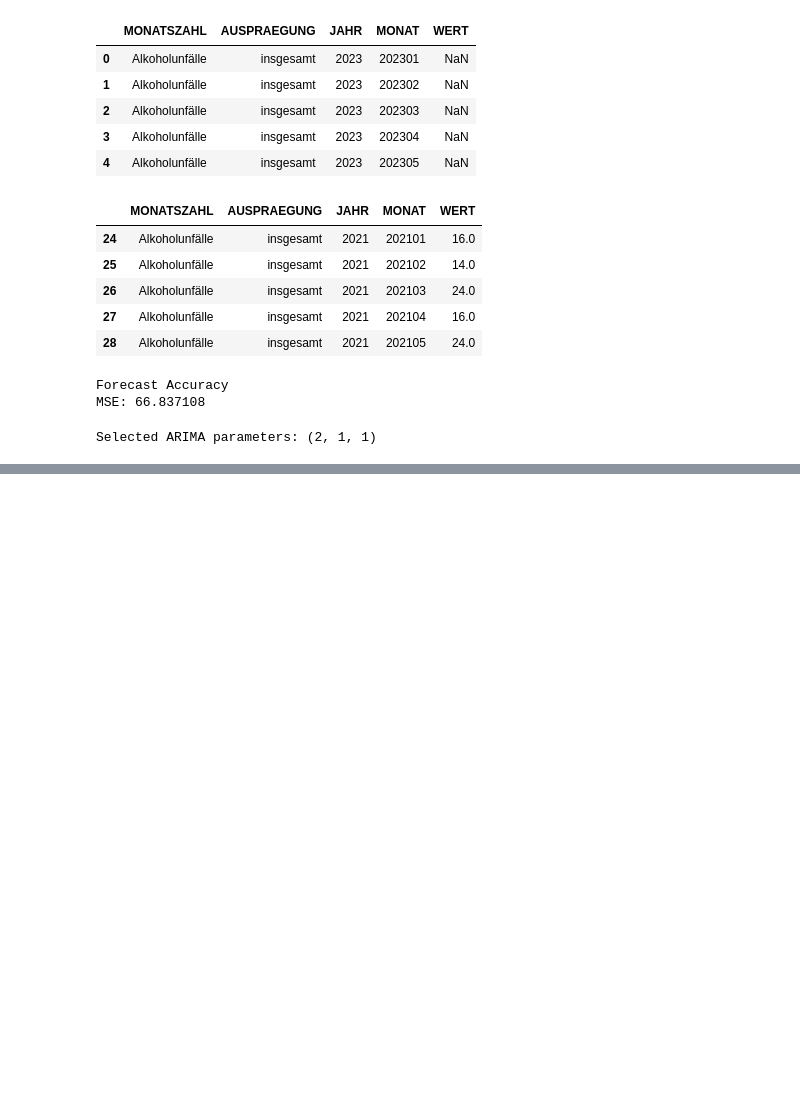
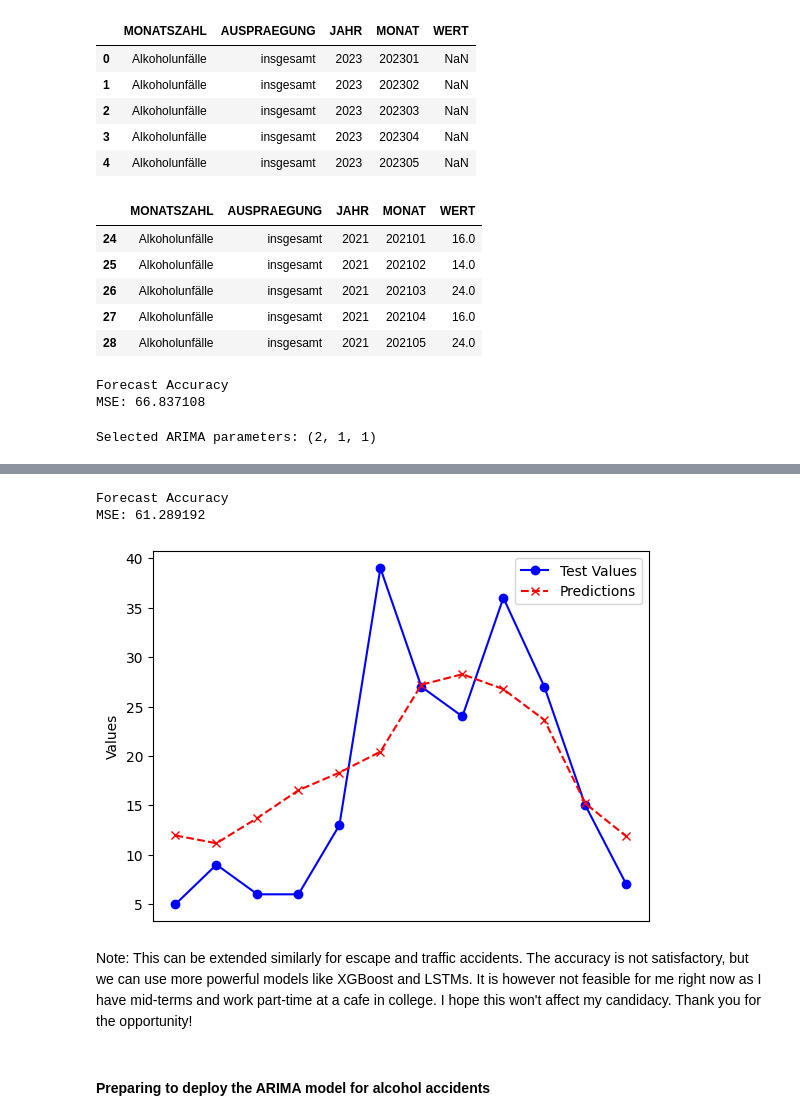
Before and after one commit to PrahithaM/DPS_Task, a Jupyter notebook: DPS_AI_Prahitha.ipynb, the cells around one changed output, grey strips where cells are left out. Saved outputs shown, nothing was run; the diff lists cells and outputs as text; code cells hidden in the pictures; blank space fills up the shorter version.

Commit message:
Finalize models and save as pkl

```diff
--- a/DPS_AI_Prahitha.ipynb
+++ b/DPS_AI_Prahitha.ipynb
@@ -630,0 +538,5 @@ At iterate    5    f=  3.66812D+00    |proj g|=  5.61092D-02
+# %%
+alcohol_killed_test = test_dataset[(test_dataset['MONATSZAHL'] == 'Alkoholunfälle') & (test_dataset['AUSPRAEGUNG'] == 'Verletzte und Getötete')].iloc[:, :5]
+# %%
+alcohol_killed_test = alcohol_killed_test[alcohol_killed_test['JAHR'] <= 2021]
+alcohol_killed_test.head()
@@ -630,0 +550,32 @@ At iterate    5    f=  3.66812D+00    |proj g|=  5.61092D-02
+# %%
+alcohol_killed_test_vals = alcohol_killed_test['WERT'].tolist()
+# %%
+history = [x for x in alcohol_accidents_killed['WERT']]
+predictions = list()
+
+for t in range(len(alcohol_killed_test_vals)):
+    model = ARIMA(history, order=(5, 1, 2))
+    model_fit = model.fit()
+    output = model_fit.forecast()
+    predictions.append(output[0])
+    obs = alcohol_killed_test_vals[t]
+    history.append(obs)
+
+error = mean_squared_error(alcohol_killed_test_vals, predictions)
+print('Forecast Accuracy \nMSE: %3f' % error)
+# %% [output]
+Forecast Accuracy
+MSE: 61.289192
+# %%
+plt.plot(alcohol_killed_test_vals, label='Test Values', marker='o', linestyle='-', color='blue')
+plt.plot(predictions, label='Predictions', marker='x', linestyle='--', color='red')
+plt.xticks([])
+plt.ylabel('Values')
+plt.legend()
+plt.show()
+# %% [output]
+[figure, added]
+# %% [markdown]
+Note: This can be extended similarly for escape and traffic accidents. The accuracy is not satisfactory, but we can use more powerful models like XGBoost and LSTMs. It is however not feasible for me right now as I have mid-terms and work part-time at a cafe in college. I hope this won't affect my candidacy. Thank you for the opportunity!
+# %% [markdown]
+#### Preparing to deploy the ARIMA model for alcohol accidents
```
Also changed, not shown: parts of 8 cells of this notebook.
